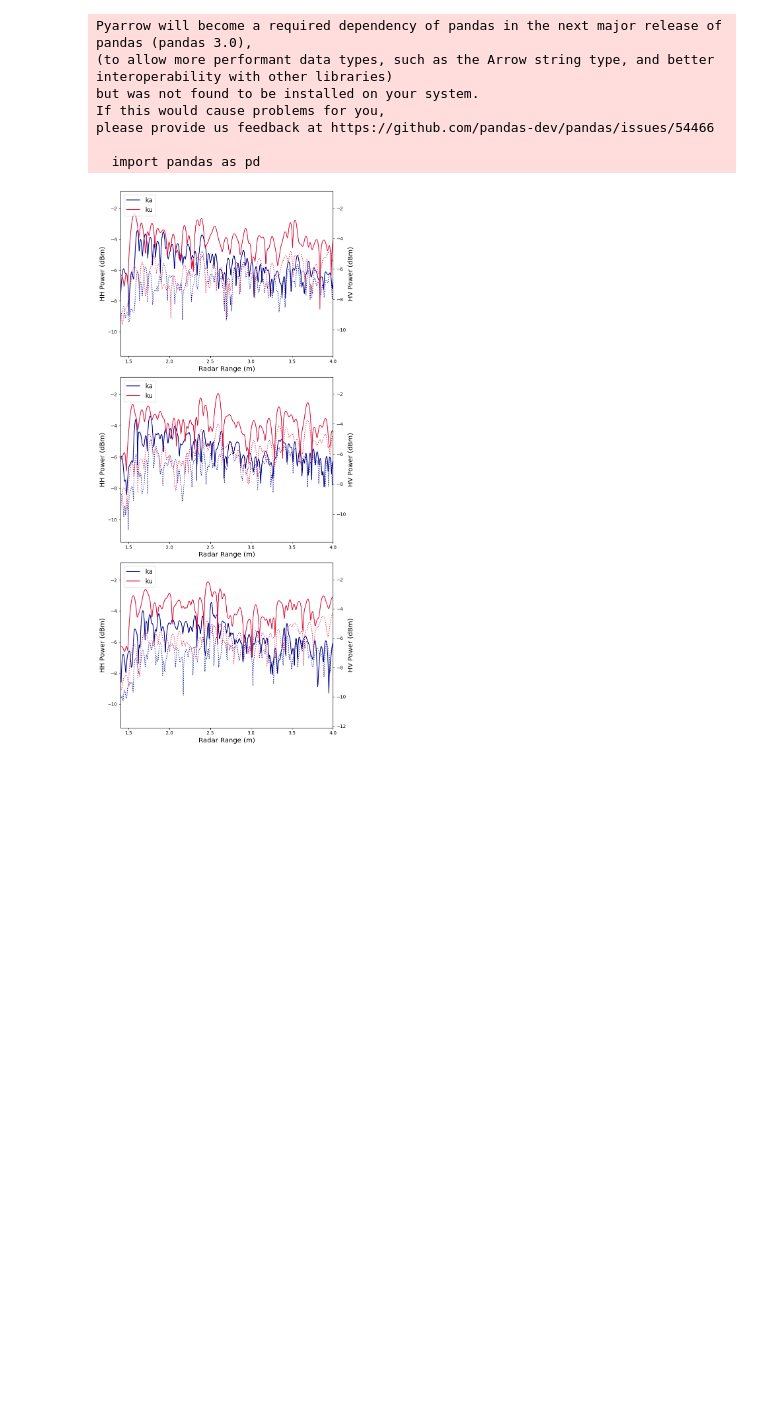
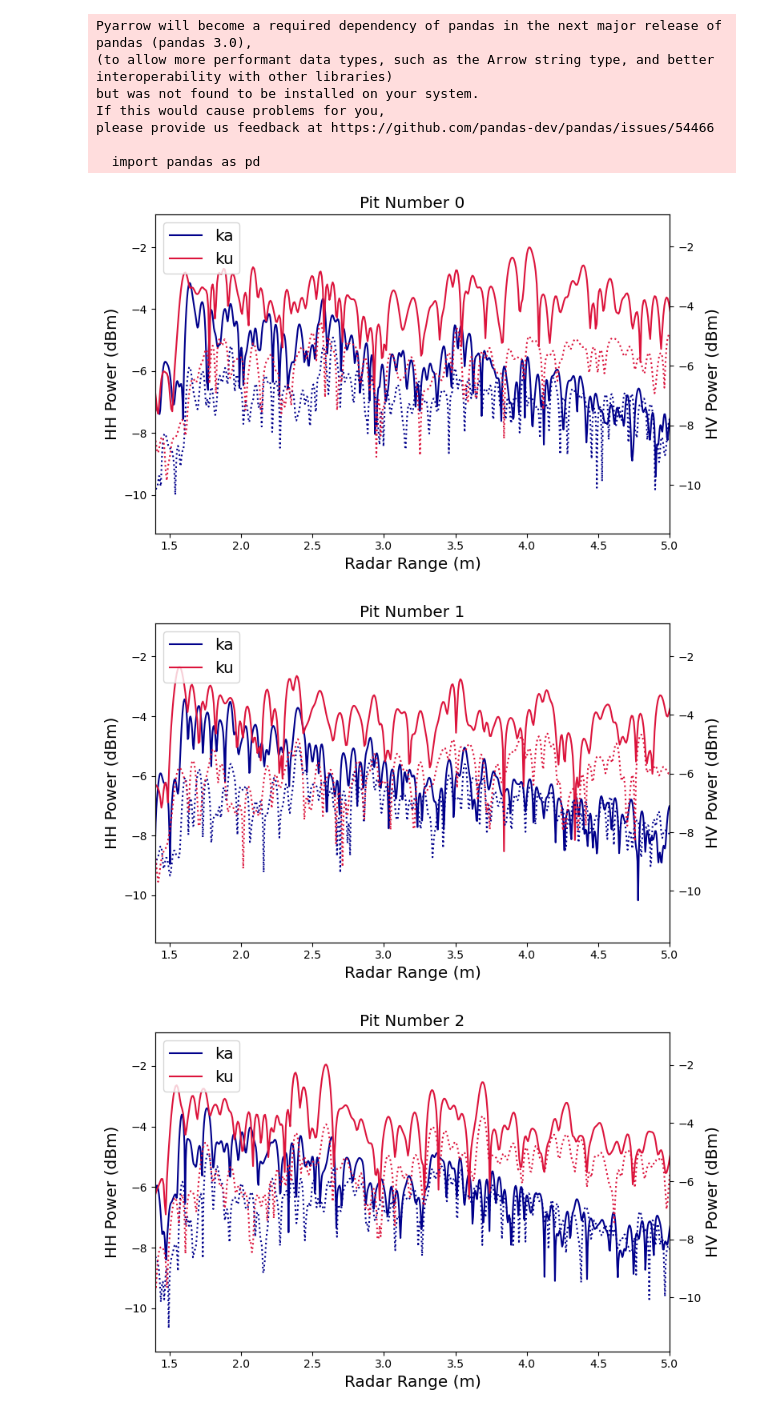
Before and after one commit to robbiemallett/kuka_deep_pits, a Jupyter notebook: code/Get_kuka_waveforms.ipynb, the cells around one changed output. Saved outputs shown, nothing was run; the diff lists cells and outputs as text; code cells hidden in the pictures; blank space fills up the shorter version.

```diff
--- a/code/Get_kuka_waveforms.ipynb
+++ b/code/Get_kuka_waveforms.ipynb
@@ -20,17 +21,21 @@ please provide us feedback at https://github.com/pandas-dev/pandas/issues/54466
 # %%
 directory = '../data/PROCESSED'
 # %%
-pitnos = [1,2,5]
+pitnos = [0,1,2,5]
+
+# Pit number 0 is extra deep pit
+
+# Other pits are on the same day - check data files for dates
 # %%
 ku_ranges = np.array(pd.read_csv('../data/ku_ranges.csv')['ku'])
 ka_ranges = np.array(pd.read_csv('../data/ka_ranges.csv')['ka'])
 ranges = {'ku':ku_ranges,'ka':ka_ranges}
 # %%
-fig1, axs = plt.subplots(3,1,figsize=(8,17))
+# ylims = {'ku':0.015,'ka':0.015}
 
-ylims = {'ku':0.015,'ka':0.015}
+for pitno in pitnos:
 
-for pitno, ax in zip(pitnos,axs.reshape(-1)):
+    fig, ax = plt.subplots(1,1,figsize=(8,5))
 
     for freq,color in zip(['ka','ku'],['darkblue','crimson']):
 
@@ -44,39 +49,41 @@ for pitno, ax in zip(pitnos,axs.reshape(-1)):
 
         ax.plot(ranges[freq],series,color=color,label=freq)
 
-    # ax.set_ylim(0,0.014)
     ax.set_ylabel(f'HH Power (dBm)',fontsize='x-large')
     ax.legend(fontsize='x-large',loc='upper left')
+
+    ax.set_title(f'Pit Number {pitno}',fontsize='x-large')
 
     axb = ax.twinx()
 
     for freq,color in zip(['ka','ku'],['darkblue','crimson']):
 
         data_dict = pd.read_csv(f'../data/waveforms/deep_pit_{pitno}_{freq}.csv')
 
         snow_line = data_dict[f'hv']
 
         series = np.log10(snow_line)
         # To avoid log scale:
         # series = snow_line
 
         axb.plot(ranges[freq],series,color=color,ls=':')
 
     # axb.set_ylim(-11,-2)
     axb.set_ylabel(f'HV Power (dBm)',fontsize='x-large')
 
 
 
 
-for ax in axs.reshape(-1):
-    ax.set_xlim(1.4,4)
+    ax.set_xlim(1.4,5)
     ax.set_xlabel('Radar Range (m)',fontsize='x-large')
 
 
 
 
-plt.tight_layout()
+    plt.tight_layout()
 
-plt.savefig('../figures/deep_pits_HH_HV_log.png',)
+    plt.savefig(f'../figures/deep_pit_{pitno}_HH_HV_log.png',)
 # %% [output]
-[figure, old version]
+[figure, new version]
+[figure, added]
+[figure, added]
```
Also changed, not shown: parts of 3 cells of this notebook, 36 other files.
